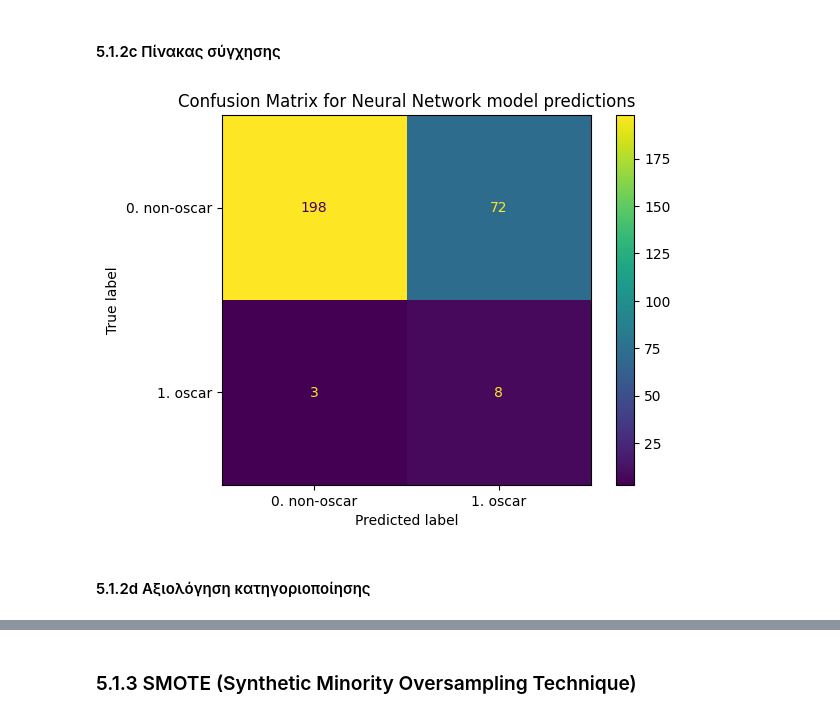
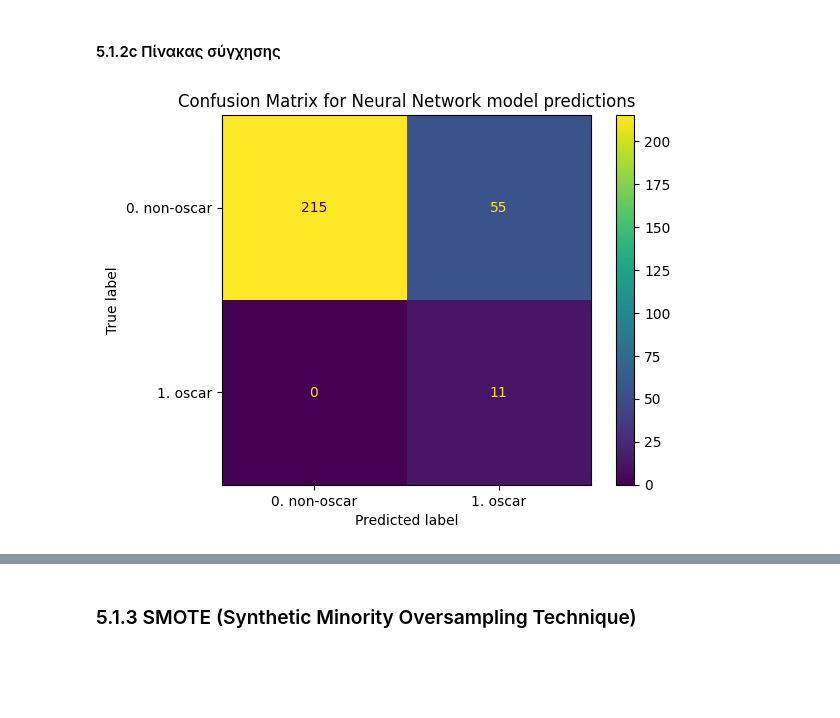
Before and after one commit to AAleksandros/HUA-DIT-Data-mining-project, a Jupyter notebook: project.ipynb, the cells around one changed output, grey strips where cells are left out. Saved outputs shown, nothing was run; the diff lists cells and outputs as text; code cells hidden in the pictures; blank space fills up the shorter version.

```diff
--- a/project.ipynb
+++ b/project.ipynb
@@ -890,7 +861,7 @@ plt.show()
 # %% [markdown]
 #### 5.1.1c Πίνακας σύγχησης
 # %%
-y_test, y_test_pred = torch.round(torch.tensor((best_y_true))), torch.round(torch.tensor((best_y_pred)))
+y_test, y_test_pred = (best_performing_ups_nn_model['true'], torch.round(torch.sigmoid(torch.tensor(best_performing_ups_nn_model['preds']))))
 cf_matrix = confusion_matrix(y_test, y_test_pred)
 sns.reset_orig()
 # sns.set_theme()
@@ -905,9 +873,0 @@ plt.show()
-# %%
-clf_report = classification_report(y_test, y_test_pred, output_dict=True, target_names=['0. non-oscar', '1. oscar'])
-
-# sns.reset_orig()
-sns.set_theme()
-sns.heatmap(pd.DataFrame(clf_report).iloc[:-1, :].T, annot=True, vmin=0, vmax=1)
-plt.title('Classification report for Neural Network model predictions')
-plt.tick_params(labelbottom = False, labeltop=True)
-plt.show()
@@ -946,7 +904,7 @@ for train_idx, valid_idx in kf.split(X, y):
                                                 device='cpu',
                                                 learning_rate=0.01)
 
-    train_progress = model.fit(accuracy_fn, X_train, y_train, X_valid, y_valid, epochs=100, seed=None, verbose=True)
+    train_progress = model.fit(accuracy_fn, X_train, y_train, X_valid, y_valid, epochs=100, seed=None, verbose=False)
 
     # Test on test split
     X_test, y_test = torch.tensor(df_nn_test.drop(['oscar_winners'], axis=1).values, dtype=torch.float32), torch.tensor(df_nn_test[['oscar_winners']].values, dtype=torch.float32)
@@ -956,7 +914,8 @@ for train_idx, valid_idx in kf.split(X, y):
     reports_dwn_nn.append({ 'label' : 'Downsampling',
                             'report':report,
                             'true' : y_test.to('cpu').numpy(),
-                            'preds' : y_pred.to('cpu').numpy()})
+                            'preds' : y_pred.to('cpu').numpy(),
+                            'dict' : model.state_dict()})
 
 best_performing_dwn_nn_model = max(reports_dwn_nn, key=lambda a:a['report']['1.0']['f1-score'])
 # %% [output]
@@ -984,13 +928,0 @@ Test total accuracy: 0.8078
-# %%
-best_y_true = best_performing_dwn_nn_model['true'].flatten()
-best_y_pred = best_performing_dwn_nn_model['preds'].flatten()
-
-fpr, tpr, thresholds = roc_curve(best_y_true, best_y_pred)
-roc_auc = auc(fpr, tpr)
-
-# sns.reset_orig()
-sns.set_theme()
-display = RocCurveDisplay(fpr=fpr, tpr=tpr, roc_auc=roc_auc, estimator_name=f"Dataset balance")
-display.plot()
-plt.title('ROC of best performing NN model')
-plt.show()
@@ -999,15 +929,13 @@ plt.show()
 # %% [markdown]
 #### 5.1.2c Πίνακας σύγχησης
 # %%
-y_test, y_test_pred = torch.round(torch.tensor((best_y_true))), torch.round(torch.tensor((best_y_pred)))
+y_test, y_test_pred = (best_performing_dwn_nn_model['true'], torch.round(torch.sigmoid(torch.tensor(best_performing_dwn_nn_model['preds']))))
 cf_matrix = confusion_matrix(y_test, y_test_pred)
 sns.reset_orig()
 # sns.set_theme()
 disp = ConfusionMatrixDisplay(confusion_matrix=cf_matrix, display_labels=['0. non-oscar','1. oscar'])
 disp.plot()
 plt.title('Confusion Matrix for Neural Network model predictions')
 plt.show()
 # %% [output]
-[figure, old version]
+[figure, new version]
-# %% [markdown]
-#### 5.1.2d Αξιολόγηση κατηγοριοποίησης
```
Also changed, not shown: parts of 30 cells of this notebook, 2 other files.
